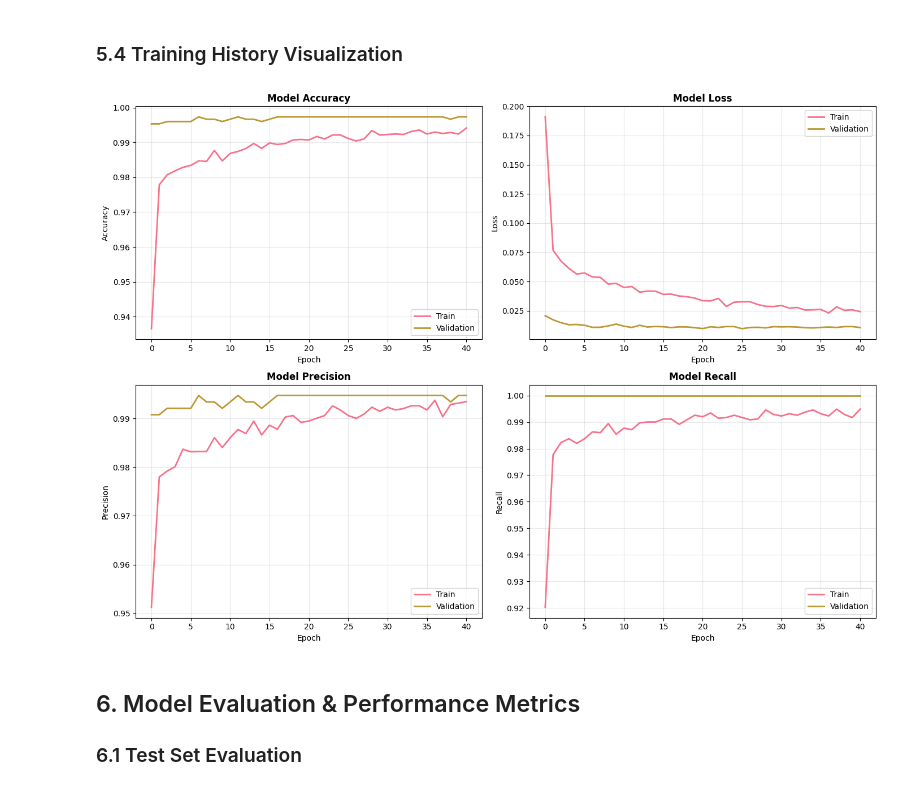
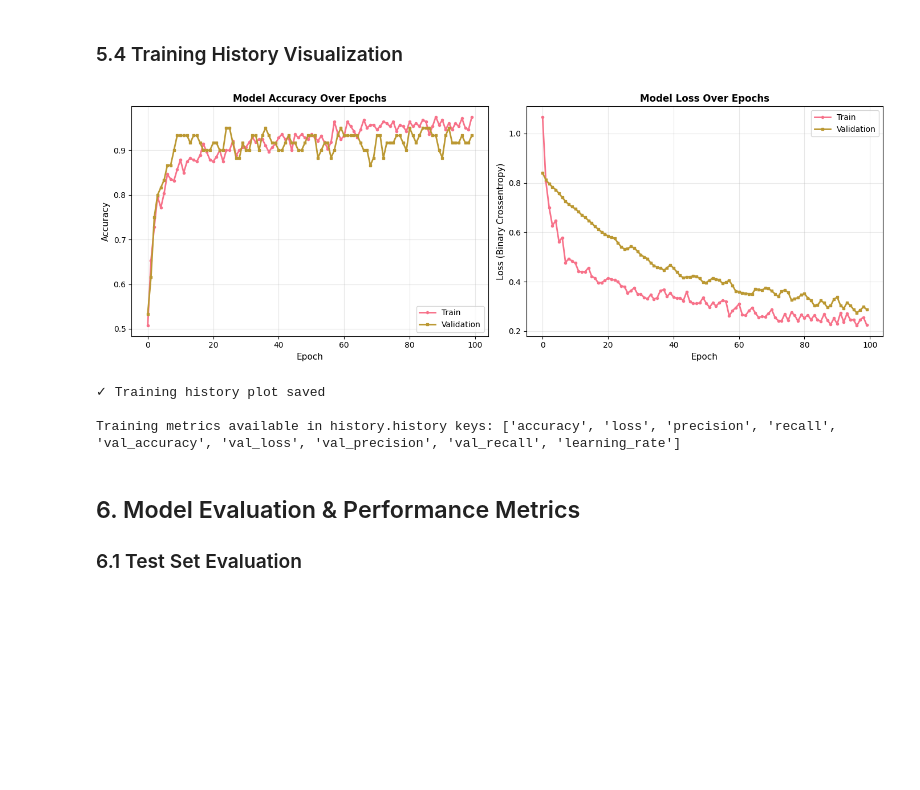
Before and after one commit to jkeza1/ml-document-verifier, a Jupyter notebook: Document_Verification_ML_Model.ipynb, the cells around one changed output. Saved outputs shown, nothing was run; the diff lists cells and outputs as text; code cells hidden in the pictures; blank space fills up the shorter version.

Commit message:
notebook training

```diff
--- a/Document_Verification_ML_Model.ipynb
+++ b/Document_Verification_ML_Model.ipynb
@@ -715,0 +336,5 @@ Total samples:      8,000
+# %%
+print("Document types to visualize (4 categories):")
+for doc_type in ['nida_id', 'birth_certificate', 'marriage_certificate', 'business_license']:
+    print(f"  • {doc_type}")
+print()
@@ -715,0 +362,15 @@ Total samples:      8,000
+# %%
+print("╔════════════════════════════════════════════════════════════════════════════════╗")
+print("║         Visualization will use local Rwandan documents (Cells 63+)             ║")
+print("╚════════════════════════════════════════════════════════════════════════════════╝")
+print()
+print("Rwandan Document Types to be visualized:")
+RWANDAN_DOCS_TO_VIZ = {
+    'nida_id': 'NIDA Identity Card',
+    'birth_certificate': 'Birth Certificate',
+    'marriage_certificate': 'Marriage Certificate',
+    'business_license': 'Business License'
+}
+for doc_type, description in RWANDAN_DOCS_TO_VIZ.items():
+    print(f"  • {doc_type:25} → {description}")
+print()
@@ -2847,50 +3177,38 @@ Epoch 2/100
 # %% [markdown]
 ### 5.4 Training History Visualization
 # %%
-# Plot training history
-fig, axes = plt.subplots(2, 2, figsize=(14, 10))
+# Plot training history - only metrics that were recorded
+fig, axes = plt.subplots(1, 2, figsize=(14, 5))
 
 # Accuracy
-axes[0, 0].plot(history.history['accuracy'], label='Train', linewidth=2)
-axes[0, 0].plot(history.history['val_accuracy'], label='Validation', linewidth=2)
-axes[0, 0].set_title('Model Accuracy', fontsize=12, fontweight='bold')
-axes[0, 0].set_xlabel('Epoch')
-axes[0, 0].set_ylabel('Accuracy')
-axes[0, 0].legend()
-axes[0, 0].grid(alpha=0.3)
+axes[0].plot(history.history['accuracy'], label='Train', linewidth=2, marker='o', markersize=3)
+axes[0].plot(history.history['val_accuracy'], label='Validation', linewidth=2, marker='s', markersize=3)
+axes[0].set_title('Model Accuracy Over Epochs', fontsize=12, fontweight='bold')
+axes[0].set_xlabel('Epoch', fontsize=11)
+axes[0].set_ylabel('Accuracy', fontsize=11)
+axes[0].legend(fontsize=10)
+axes[0].grid(alpha=0.3)
 
 # Loss
-axes[0, 1].plot(history.history['loss'], label='Train', linewidth=2)
-axes[0, 1].plot(history.history['val_loss'], label='Validation', linewidth=2)
-axes[0, 1].set_title('Model Loss', fontsize=12, fontweight='bold')
-axes[0, 1].set_xlabel('Epoch')
-axes[0, 1].set_ylabel('Loss')
-axes[0, 1].legend()
-axes[0, 1].grid(alpha=0.3)
-
-# Precision
-axes[1, 0].plot(history.history['precision'], label='Train', linewidth=2)
-axes[1, 0].plot(history.history['val_precision'], label='Validation', linewidth=2)
-axes[1, 0].set_title('Model Precision', fontsize=12, fontweight='bold')
-axes[1, 0].set_xlabel('Epoch')
-axes[1, 0].set_ylabel('Precision')
-axes[1, 0].legend()
-axes[1, 0].grid(alpha=0.3)
-
-# Recall
-axes[1, 1].plot(history.history['recall'], label='Train', linewidth=2)
-axes[1, 1].plot(history.history['val_recall'], label='Validation', linewidth=2)
-axes[1, 1].set_title('Model Recall', fontsize=12, fontweight='bold')
-axes[1, 1].set_xlabel('Epoch')
-axes[1, 1].set_ylabel('Recall')
-axes[1, 1].legend()
-axes[1, 1].grid(alpha=0.3)
+axes[1].plot(history.history['loss'], label='Train', linewidth=2, marker='o', markersize=3)
+axes[1].plot(history.history['val_loss'], label='Validation', linewidth=2, marker='s', markersize=3)
+axes[1].set_title('Model Loss Over Epochs', fontsize=12, fontweight='bold')
+axes[1].set_xlabel('Epoch', fontsize=11)
+axes[1].set_ylabel('Loss (Binary Crossentropy)', fontsize=11)
+axes[1].legend(fontsize=10)
+axes[1].grid(alpha=0.3)
 
 plt.tight_layout()
 plt.savefig(OUTPUT_PATH / 'plots' / 'training_history.png', dpi=150, bbox_inches='tight')
 plt.show()
+
+print(f"✓ Training history plot saved")
+print(f"\nTraining metrics available in history.history keys: {list(history.history.keys())}")
 # %% [output]
-[figure, old version]
+[figure, new version]
+✓ Training history plot saved
+
+Training metrics available in history.history keys: ['accuracy', 'loss', 'precision', 'recall', 'val_accuracy', 'val_loss', 'val_precision', 'val_recall', 'learning_rate']
 # %% [markdown]
 ## 6. Model Evaluation & Performance Metrics
 
```
Also changed, not shown: parts of 74 cells of this notebook.
